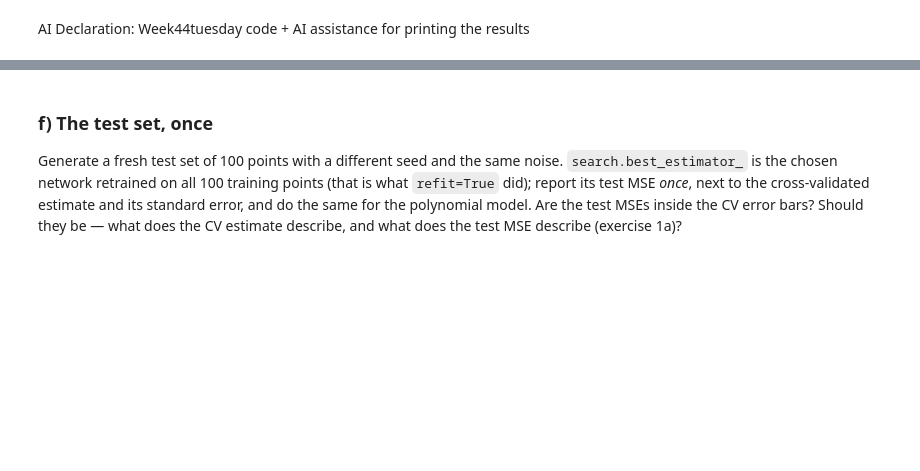
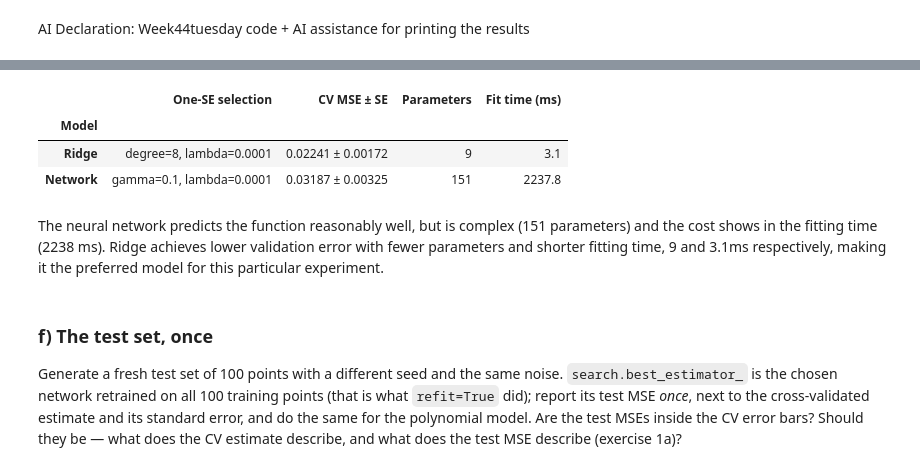
Before and after one commit to Timholmen96/MachineLearningUiO, a Jupyter notebook: doc/WeeklyMaterial/week44/exercisesweek44.ipynb, the cells around one changed output, grey strips where cells are left out. Cells and saved outputs as stored; diff of their text form; code cells hidden in the pictures; blank space fills up the shorter version.

```diff
--- a/doc/WeeklyMaterial/week44/exercisesweek44.ipynb
+++ b/doc/WeeklyMaterial/week44/exercisesweek44.ipynb
@@ -884,3 +1055,66 @@ the network: untuned 0.1033 +/- 0.0099, best grid point 0.0780 +/- 0.0125, 151 p
+# %%
+import pandas as pd
+
+rows = []
+
+for name, model in [("Ridge", ridge), ("Network", search)]:
+    results = model.cv_results_
+    mse = -results["mean_test_score"]
+    se = results["std_test_score"] / np.sqrt(model.n_splits_ - 1)
+
+    threshold = mse[model.best_index_] + se[model.best_index_]
+    eligible = np.flatnonzero(mse <= threshold)
+
+    if name == "Ridge":
+        selected = min(
+            eligible,
+            key=lambda i: (
+                results["params"][i]["polynomialfeatures__degree"],
+                -results["params"][i]["ridge__alpha"],
+                mse[i],
+            ),
+        )
+        params = results["params"][selected]
+        degree = params["polynomialfeatures__degree"]
+        lmbd = params["ridge__alpha"] / len(y)
+
+        settings = f"degree={degree}, lambda={lmbd:g}"
+        n_params = degree + 1
+
+    else:
+        selected = min(
+            eligible,
+            key=lambda i: (
+                -results["params"][i]["neuralnetregressor__lmbd"],
+                mse[i],
+            ),
+        )
+        params = results["params"][selected]
+        gamma = params["neuralnetregressor__gamma"]
+        lmbd = params["neuralnetregressor__lmbd"]
+
+        settings = f"gamma={gamma:g}, lambda={lmbd:g}"
+        n_params = network_params
+
+    rows.append({
+        "Model": name,
+        "One-SE selection": settings,
+        "CV MSE ± SE": f"{mse[selected]:.5f} ± {se[selected]:.5f}",
+        "Parameters": n_params,
+        "Fit time (ms)": round(
+            results["mean_fit_time"][selected] * 1000, 1
+        ),
+    })
+
+comparison_one_se = pd.DataFrame(rows).set_index("Model")
+display(comparison_one_se)
+# %% [output]
+|  | One-SE selection | CV MSE ± SE | Parameters | Fit time (ms) |
+| Model |  |  |  |  |
+| Ridge | degree=8, lambda=0.0001 | 0.02241 ± 0.00172 | 9 | 3.1 |
+| Network | gamma=0.1, lambda=0.0001 | 0.03187 ± 0.00325 | 151 | 2237.8 |
+# %% [markdown]
+The neural network predicts the function reasonably well, but is complex (151 parameters) and the cost shows in the fitting time (2238 ms). Ridge achieves lower validation error with fewer parameters and shorter fitting time, 9 and 3.1ms respectively, making it the preferred model for this particular experiment.
 # %% [markdown]
 ### f) The test set, once
 
```
Also changed, not shown: parts of 21 cells of this notebook.
